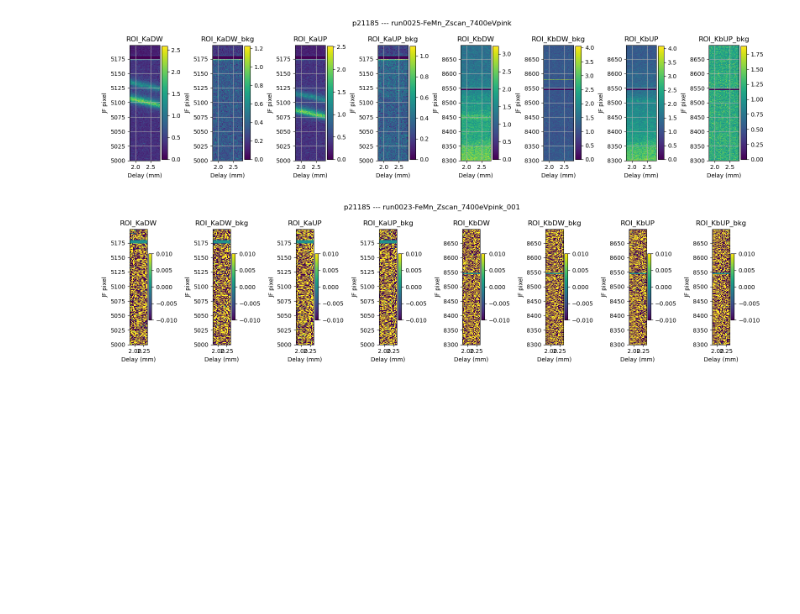
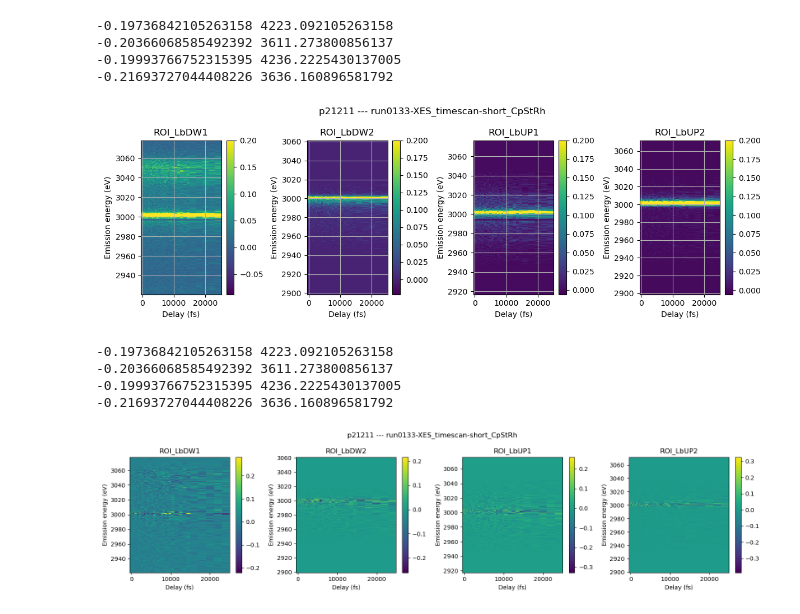
Before and after one commit to paulscherrerinstitute/alvra_beamline_scripts, a Jupyter notebook: XES_timescans_ROI.ipynb, the cells around one changed output. Saved outputs shown, nothing was run; the diff lists cells and outputs as text; code cells hidden in the pictures; blank space fills up the shorter version.

```diff
--- a/XES_timescans_ROI.ipynb
+++ b/XES_timescans_ROI.ipynb
@@ -27,6 +28,6 @@ warnings.filterwarnings('ignore')
 # %%
-pgroup='p21185'
-runnumber = 25
+pgroup='p21211'
+runnumber = 133
 print ('run: {:04d}'.format(runnumber))
 
 #############################################################
@@ -112,77 +128,84 @@ Timezero found in file = 160.313120000045 mm
-# %%
-Delay_fs = scan.readbacks
 # %%
-energy_calib = False
-
-m = -5.430862659608205
-b = 16537.553363439678
+energy_calib = True
+Loaddir = '../Claudio/Reduced_RIXS/'
 
 bin_ = 1
 
 vmin = None
-vmax = None
+vmax = 0.2
 
 ################################################
+try:
+    with open(Loaddir+'Energy_calib/calibration.pkl', 'rb') as f:
+        calibration = pickle.load(f)
+except:
+    print ('No energy calibration file found!')
 
-fig, axs = plt.subplots(nrows=1, ncols=len(ROIs), figsize=(16,4))
+fig, axs = plt.subplots(nrows=1, ncols=len(ROIs[0::1]), figsize=(12,4))
 plt.suptitle(titlestring)
-for i, (key, ax) in enumerate(zip(ROIs, axs.flatten())):
+for i, (ROI, ax) in enumerate(zip(ROIs[0::1], axs.flatten())):
     matrix_off = []
     for index_step in range(len(spectra_off)):
-        matrix_off.append(spectra_off[index_step][key])#.split(':')[-1]])
+        matrix_off.append(spectra_off[index_step][ROI])#.split(':')[-1]])
 
-    yaxis = np.arange(np.array(meta[key+'-roi']).flatten()[-2], np.array(meta[key+'-roi']).flatten()[-1], 1)
+    yaxis = np.arange(np.array(meta[ROI+'-roi']).flatten()[-2], np.array(meta[ROI+'-roi']).flatten()[-1], 1)
     y_axis_rebin, matrix_off_rebin = plot_tool_static_2D(matrix_off, 0, yaxis, bin_)
 
     ylabel = 'JF pixel'
     if energy_calib:
-        y_axis_rebin = (y_axis_rebin-b)/m
+        m,b = calibration[ROI]
+        y_axis_rebin = m*y_axis_rebin + b
         ylabel = 'Emission energy (eV)'
+        print (m,b)
 
     plt.sca(ax)
-    plt.title(key.split(':')[-1])
+    plt.title(ROI.split(':')[-1])
     plt.pcolormesh(Delay_fs, y_axis_rebin, np.transpose(np.asarray(matrix_off_rebin)), vmin = vmin, vmax = vmax)
     #plt.plot(Delay_fs, np.transpose(np.asarray(matrix_off_rebin)).sum(axis=0))
     plt.colorbar()
     plt.ylabel(ylabel)
     #plt.ylim(3120, 3180)
     plt.grid()
     plt.xlabel('Delay ({})'.format(scan.parameters['units'][0]))
 plt.tight_layout()
 # %% [output]
+-0.19736842105263158 4223.092105263158
+-0.20366068585492392 3611.273800856137
+-0.19993766752315395 4236.2225430137005
+-0.21693727044408226 3636.160896581792
-[figure, old version]
+[figure, new version]
 # %%
-energy_calib = False
+energy_calib = True
+Loaddir = '../Claudio/Reduced_RIXS/'
 
-m = -5.430862659608205
-b = 16537.553363439678
+bin_ = 3
 
-bin_ = 1
-
-vmin = -0.01
-vmax = 0.01
+vmin = None
+vmax = None
 
 ################################################
 
-fig, axs = plt.subplots(nrows=1, ncols=len(ROIs), figsize=(16,4))
+fig, axs = plt.subplots(nrows=1, ncols=len(ROIs[0::1]), figsize=(16,4))
 plt.suptitle(titlestring)
-for i, (key, ax) in enumerate(zip(ROIs, axs.flatten())):
+for i, (ROI, ax) in enumerate(zip(ROIs[0::1], axs.flatten())):
     matrix_on = []
     matrix_off = []
     for index_step in range(len(spectra_on)):
-        matrix_on.append(spectra_on[index_step][key])#.split(':')[-1]])
-        matrix_off.append(spectra_off[index_step][key])#.split(':')[-1]])
+        matrix_on.append(spectra_on[index_step][ROI])#.split(':')[-1]])
+        matrix_off.append(spectra_off[index_step][ROI])#.split(':')[-1]])
 
-    yaxis = np.arange(np.array(meta[key+'-roi']).flatten()[-2], np.array(meta[key+'-roi']).flatten()[-1], 1)
+    yaxis = np.arange(np.array(meta[ROI+'-roi']).flatten()[-2], np.array(meta[ROI+'-roi']).flatten()[-1], 1)
     y_axis_rebin, matrix_on_rebin, matrix_off_rebin = plot_tool_2D(matrix_on, matrix_off, 0, yaxis, bin_)
 
     ylabel = 'JF pixel'
     if energy_calib:
-        y_axis_rebin = (y_axis_rebin-b)/m
+        m,b = calibration[ROI]
+        y_axis_rebin = m*y_axis_rebin + b
         ylabel = 'Emission energy (eV)'
+        print (m,b)
 
     plt.sca(ax)
-    plt.title(key.split(':')[-1])
+    plt.title(ROI.split(':')[-1])
     plt.pcolormesh(Delay_fs, y_axis_rebin, np.transpose(np.asarray(matrix_on_rebin) - np.asarray(matrix_off_rebin)), vmin = vmin, vmax = vmax)
     plt.colorbar()
     plt.ylabel(ylabel)
@@ -190,5 +213,9 @@ for i, (key, ax) in enumerate(zip(ROIs, axs.flatten())):
     plt.xlabel('Delay ({})'.format(scan.parameters['units'][0]))
 plt.tight_layout()
 # %% [output]
+-0.19736842105263158 4223.092105263158
+-0.20366068585492392 3611.273800856137
+-0.19993766752315395 4236.2225430137005
+-0.21693727044408226 3636.160896581792
-[figure, old version]
+[figure, new version]
 # %%
```
Also changed, not shown: parts of 9 cells of this notebook, 3 other files.
